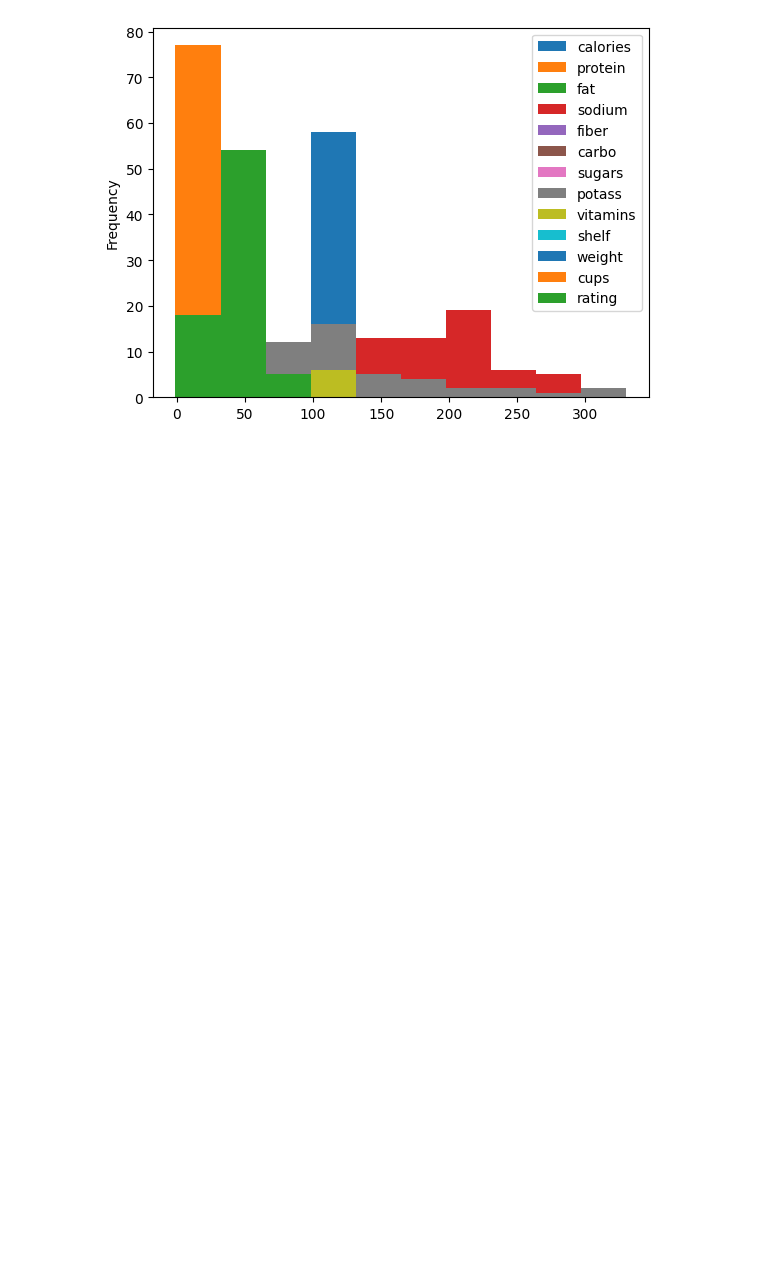
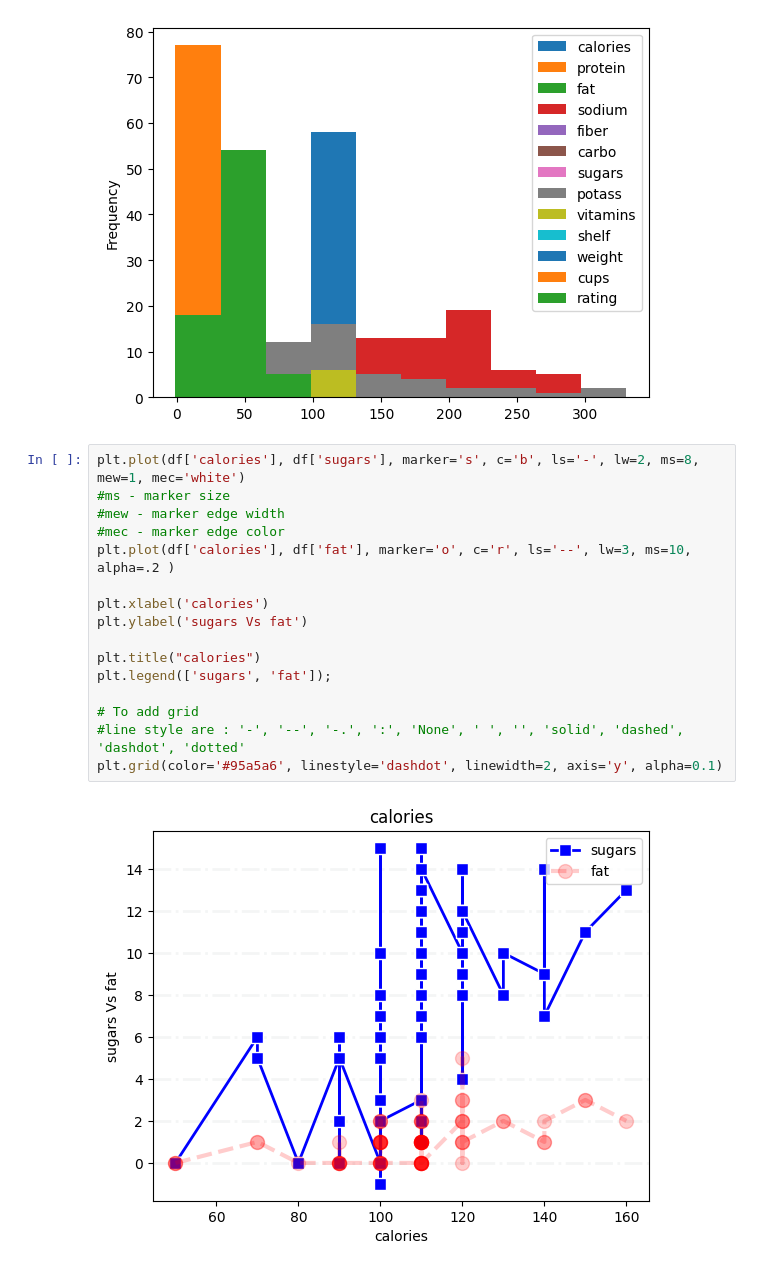
Before and after one commit to Sru-j/daily_lab_activities, a Jupyter notebook: box_plot_mine.ipynb, the cells around one changed output. Cells and saved outputs as stored; diff of their text form; blank space fills up the shorter version.

```diff
--- a/box_plot_mine.ipynb
+++ b/box_plot_mine.ipynb
@@ -378,3 +378,21 @@ df.plot.hist()
 # %% [output]
 <Axes: ylabel='Frequency'>
 [figure]
+# %%
+plt.plot(df['calories'], df['sugars'], marker='s', c='b', ls='-', lw=2, ms=8, mew=1, mec='white')
+#ms - marker size
+#mew - marker edge width
+#mec - marker edge color
+plt.plot(df['calories'], df['fat'], marker='o', c='r', ls='--', lw=3, ms=10, alpha=.2 )
+
+plt.xlabel('calories')
+plt.ylabel('sugars Vs fat')
+
+plt.title("calories")
+plt.legend(['sugars', 'fat']);
+
+# To add grid
+#line style are : '-', '--', '-.', ':', 'None', ' ', '', 'solid', 'dashed', 'dashdot', 'dotted'
+plt.grid(color='#95a5a6', linestyle='dashdot', linewidth=2, axis='y', alpha=0.1)
+# %% [output]
+[figure, added]
```
